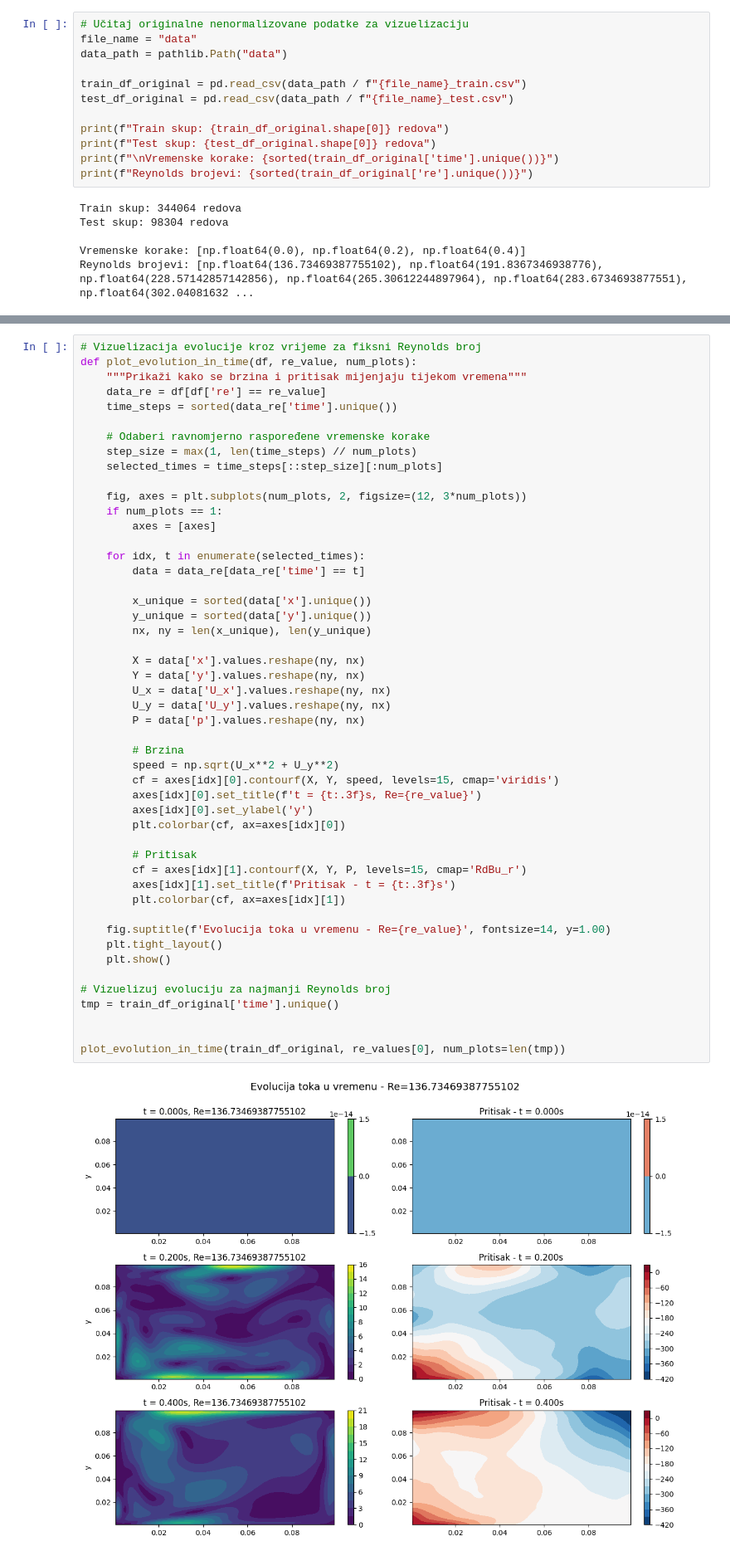
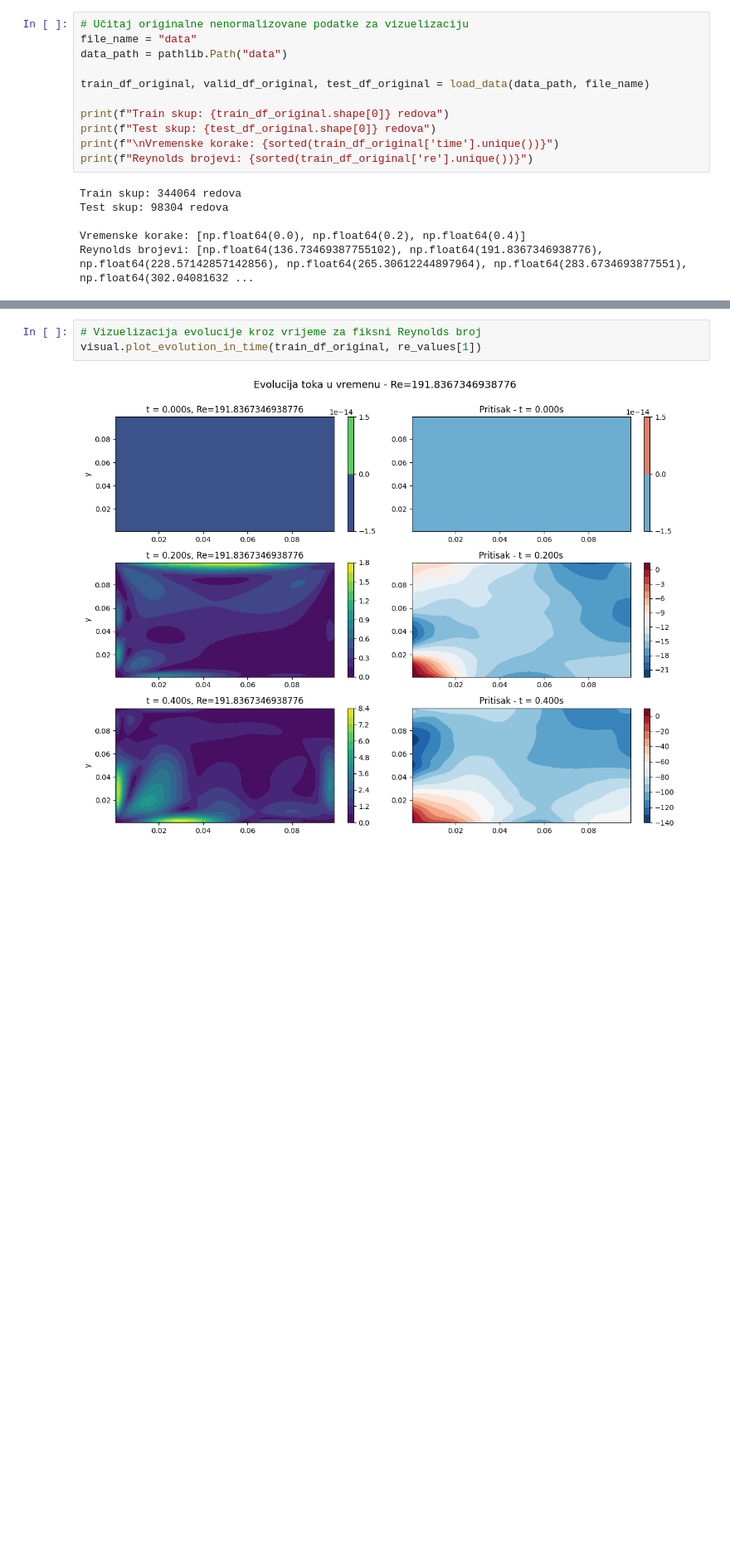
Before and after one commit to flalovic/PINN-for-Simulating-2D-Incompressible-Fluid-Dynamics, a Jupyter notebook: main.ipynb, the cells around one changed output, grey strips where cells are left out. Shown at 83% size. Drawn from its saved outputs; the diff is of its cells as text; blank space fills up the shorter version.

```diff
--- a/main.ipynb
+++ b/main.ipynb
@@ -286,8 +127,7 @@ PINN(
 file_name = "data"
 data_path = pathlib.Path("data")
 
-train_df_original = pd.read_csv(data_path / f"{file_name}_train.csv")
-test_df_original = pd.read_csv(data_path / f"{file_name}_test.csv")
+train_df_original, valid_df_original, test_df_original = load_data(data_path, file_name)
 
 print(f"Train skup: {train_df_original.shape[0]} redova")
 print(f"Test skup: {test_df_original.shape[0]} redova")
@@ -360,53 +156,7 @@ Dostupni vremenske korake: [np.float64(0.0), np.float64(0.2), np.float64(0.4)]
 # %%
 # Vizuelizacija evolucije kroz vrijeme za fiksni Reynolds broj
-def plot_evolution_in_time(df, re_value, num_plots):
-    """Prikaži kako se brzina i pritisak mijenjaju tijekom vremena"""
-    data_re = df[df['re'] == re_value]
-    time_steps = sorted(data_re['time'].unique())
-
-    # Odaberi ravnomjerno raspoređene vremenske korake
-    step_size = max(1, len(time_steps) // num_plots)
-    selected_times = time_steps[::step_size][:num_plots]
-
-    fig, axes = plt.subplots(num_plots, 2, figsize=(12, 3*num_plots))
-    if num_plots == 1:
-        axes = [axes]
-
-    for idx, t in enumerate(selected_times):
-        data = data_re[data_re['time'] == t]
-
-        x_unique = sorted(data['x'].unique())
-        y_unique = sorted(data['y'].unique())
-        nx, ny = len(x_unique), len(y_unique)
-
-        X = data['x'].values.reshape(ny, nx)
-        Y = data['y'].values.reshape(ny, nx)
-        U_x = data['U_x'].values.reshape(ny, nx)
-        U_y = data['U_y'].values.reshape(ny, nx)
-        P = data['p'].values.reshape(ny, nx)
-
-        # Brzina
-        speed = np.sqrt(U_x**2 + U_y**2)
-        cf = axes[idx][0].contourf(X, Y, speed, levels=15, cmap='viridis')
-        axes[idx][0].set_title(f't = {t:.3f}s, Re={re_value}')
-        axes[idx][0].set_ylabel('y')
-        plt.colorbar(cf, ax=axes[idx][0])
-
-        # Pritisak
-        cf = axes[idx][1].contourf(X, Y, P, levels=15, cmap='RdBu_r')
-        axes[idx][1].set_title(f'Pritisak - t = {t:.3f}s')
-        plt.colorbar(cf, ax=axes[idx][1])
-
-    fig.suptitle(f'Evolucija toka u vremenu - Re={re_value}', fontsize=14, y=1.00)
-    plt.tight_layout()
-    plt.show()
-
-# Vizuelizuj evoluciju za najmanji Reynolds broj
-tmp = train_df_original['time'].unique()
-
-
-plot_evolution_in_time(train_df_original, re_values[0], num_plots=len(tmp))
+visual.plot_evolution_in_time(train_df_original, re_values[1])
 # %% [output]
-[figure, old version]
+[figure, new version]
 # %%
 # Poređenje predviđanja modela sa stvarnim podacima
```
Also changed, not shown: parts of 25 cells of this notebook, 9 other files.
